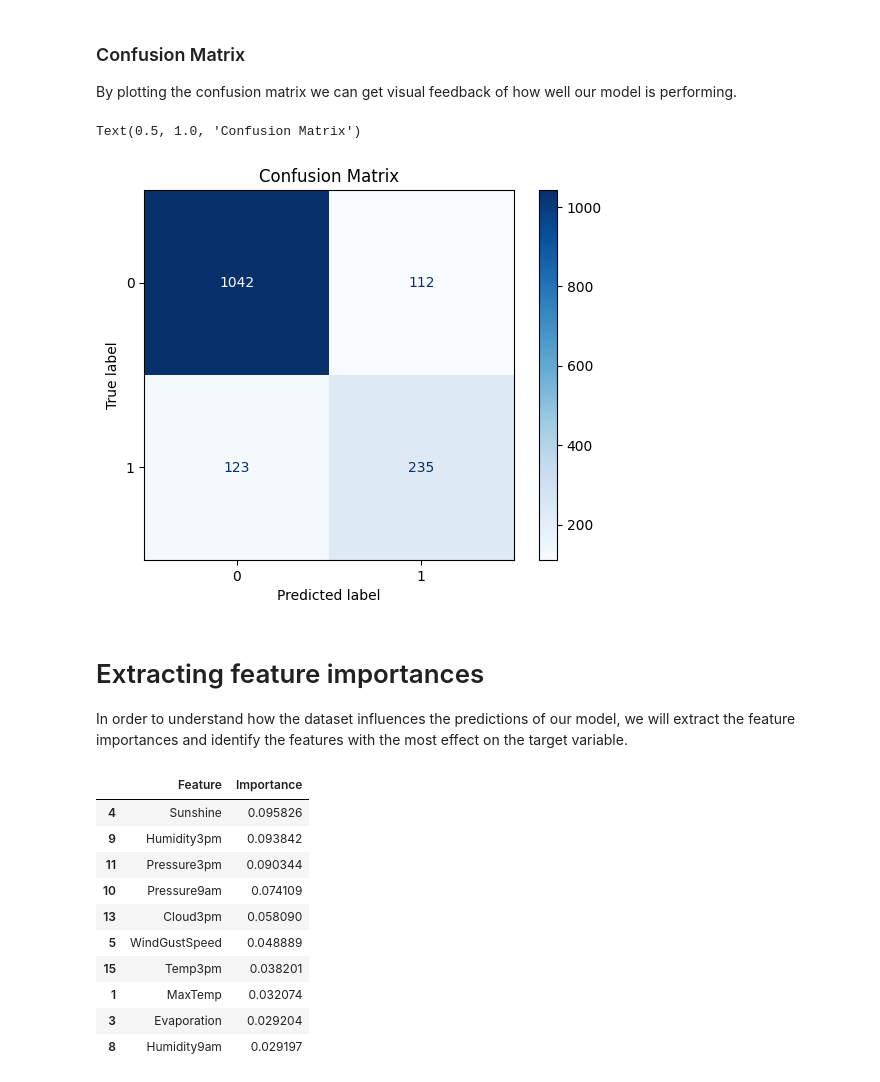
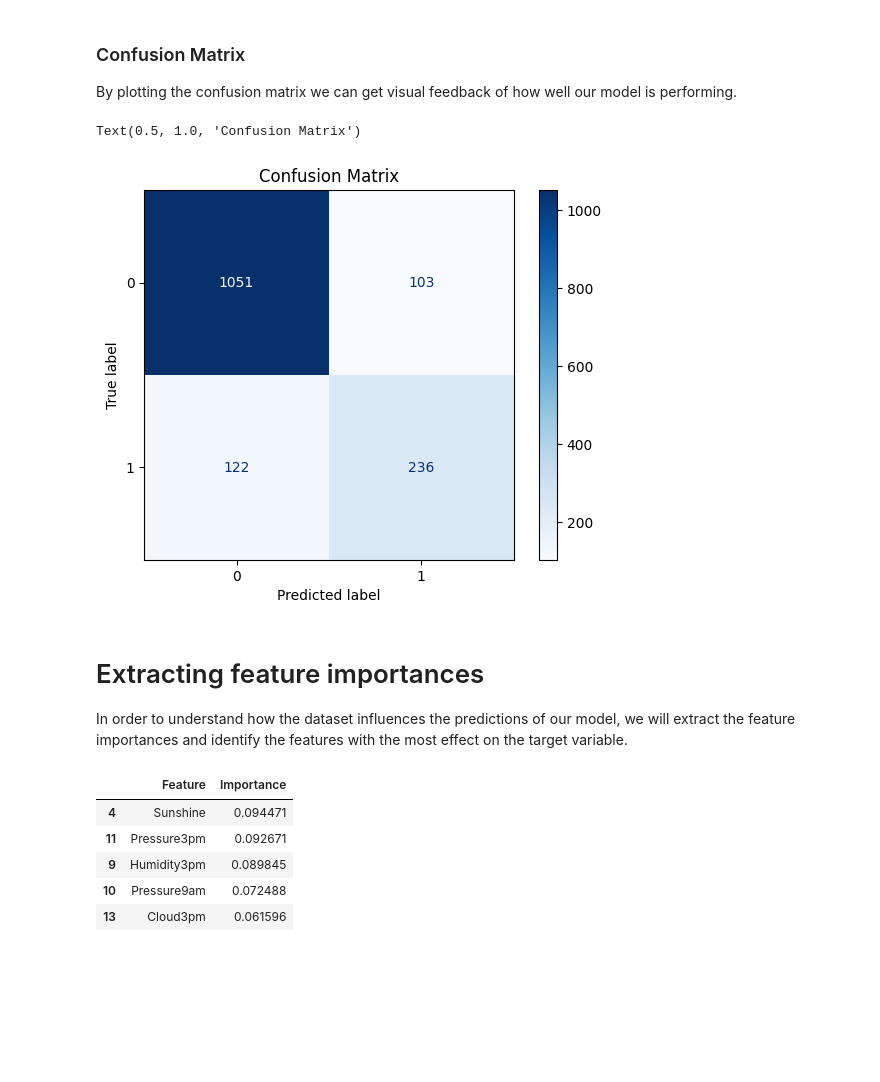
Before and after one commit to phaa/ibm-ml-with-python, a Jupyter notebook: 6-final-project/FinalProject.ipynb, the cells around one changed output. Cells and saved outputs as stored; diff of their text form; code cells hidden in the pictures; blank space fills up the shorter version.

```diff
--- a/6-final-project/FinalProject.ipynb
+++ b/6-final-project/FinalProject.ipynb
@@ -306,7 +310,7 @@ During grid search we repeatedly test diferent model and transformer parameters
 # %%
 # Define a param grid to use during cross-validation steps
 param_grid = {
-	'classifier__n_estimators': [100, 300], # Num of trees
+	'classifier__n_estimators': [100, 300, 500], # Num of trees
     'classifier__max_depth': [None, 10, 20, 30], # Max depth of each tree
     'classifier__min_samples_split': [2, 5, 10], # Min of samples to split a tree node
     'classifier__min_samples_leaf': [1, 2, 4], # Min of samples per leaf
@@ -408,7 +412,7 @@ disp.plot(cmap='Blues')
 plt.title('Confusion Matrix')
 # %% [output]
 Text(0.5, 1.0, 'Confusion Matrix')
-[figure, old version]
+[figure, new version]
 # %% [markdown]
 # Extracting feature importances
 
@@ -416,34 +420,30 @@ In order to understand how the dataset influences the predictions of our model,
 # %%
 # Associate feature importances with their original input variables
 cat_features_backward = list(
   	grid_search.best_estimator_['preprocessor']
 	.named_transformers_['cat']
 	.named_steps['onehot']
 	.get_feature_names_out(categorical_features)
 )
 
 # Combine numeric and categorical feature names
 feature_names = numeric_features + cat_features_backward
 
 feature_importances = grid_search.best_estimator_['classifier'].feature_importances_
 importance_df = pd.DataFrame({
   	'Feature': feature_names,
   	'Importance': feature_importances
 })
-top_features = importance_df.sort_values(by='Importance', ascending=False)[:10]
-top_features.head(10)
+n_selected_features = 5
+top_features = importance_df.sort_values(by='Importance', ascending=False)[:n_selected_features]
+top_features.head(n_selected_features)
 # %% [output]
 |  | Feature | Importance |
-| 4 | Sunshine | 0.095826 |
-| 9 | Humidity3pm | 0.093842 |
-| 11 | Pressure3pm | 0.090344 |
-| 10 | Pressure9am | 0.074109 |
-| 13 | Cloud3pm | 0.058090 |
-| 5 | WindGustSpeed | 0.048889 |
-| 15 | Temp3pm | 0.038201 |
-| 1 | MaxTemp | 0.032074 |
-| 3 | Evaporation | 0.029204 |
-| 8 | Humidity9am | 0.029197 |
+| 4 | Sunshine | 0.094471 |
+| 11 | Pressure3pm | 0.092671 |
+| 9 | Humidity3pm | 0.089845 |
+| 10 | Pressure9am | 0.072488 |
+| 13 | Cloud3pm | 0.061596 |
 # %%
 # Plot importances
 plt.figure(figsize=(10, 6))
```
Also changed, not shown: parts of 13 cells of this notebook, 1 other file.
